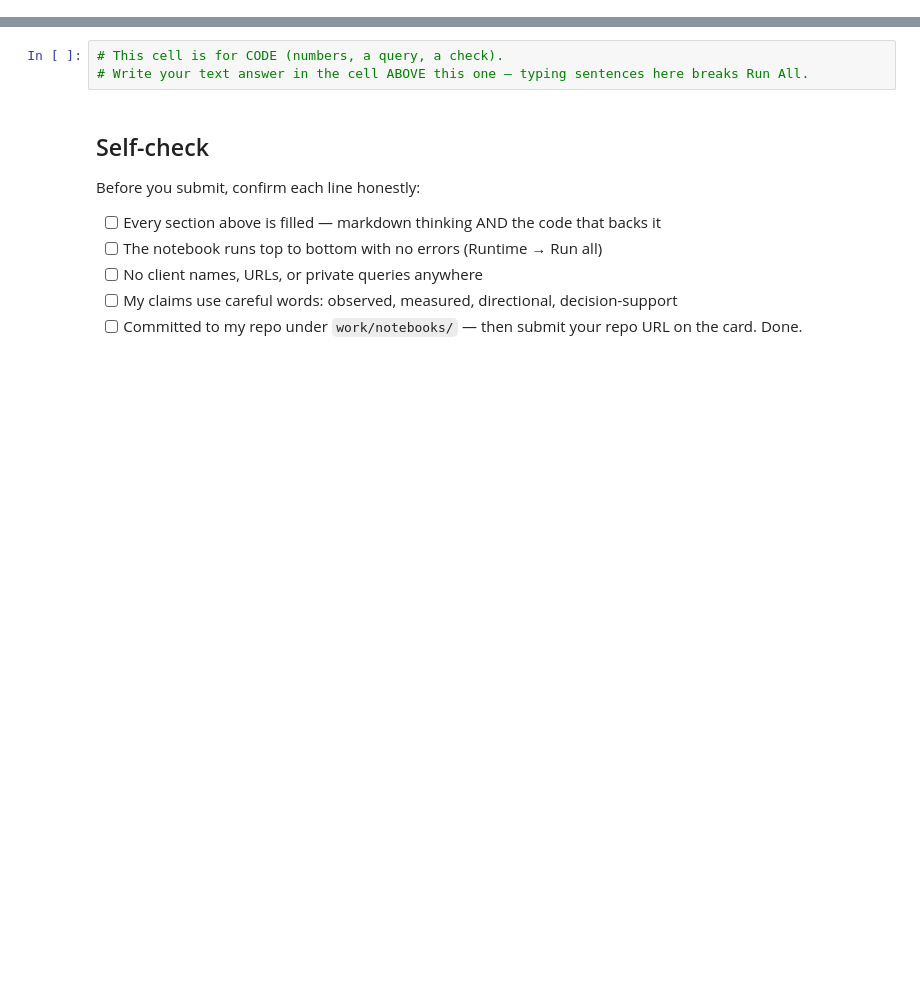
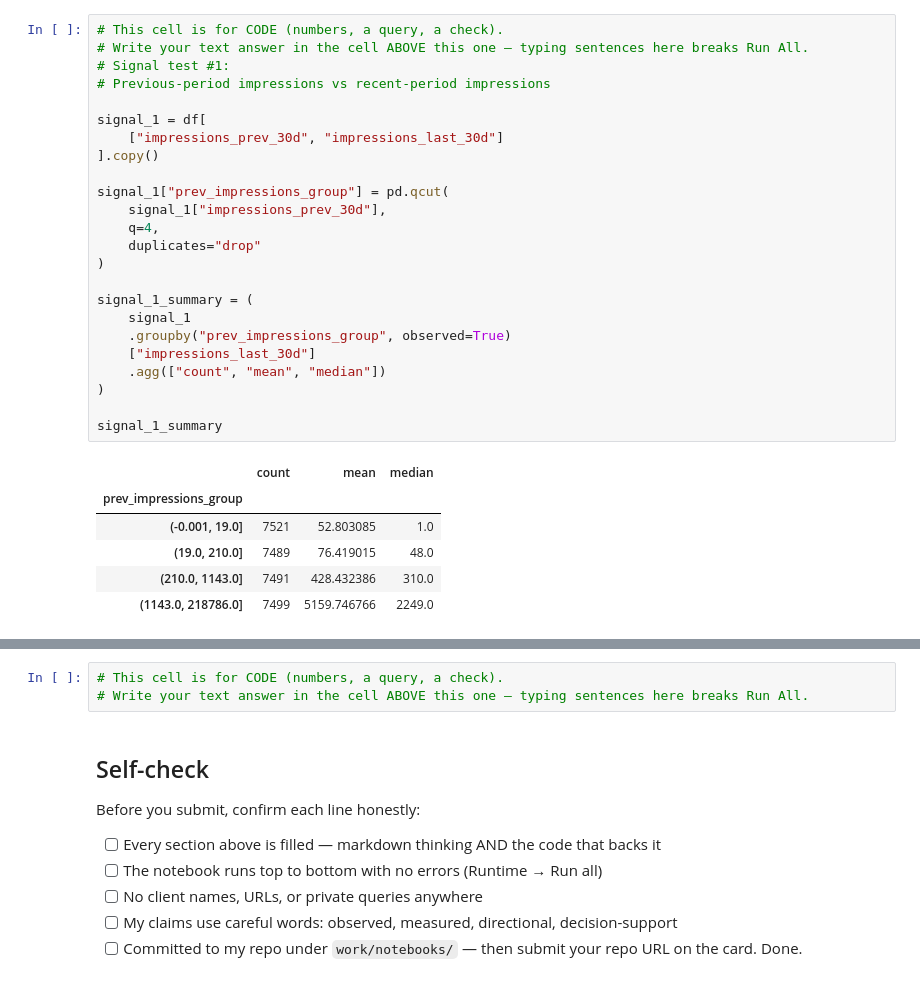
Before and after one commit to suha-2004/flyrank-ml-internship, a Jupyter notebook: work/notebooks/w04_signal_audit.ipynb, the cells around one changed output, grey strips where cells are left out. Cells and saved outputs as stored; diff of their text form; blank space fills up the shorter version.

```diff
--- a/work/notebooks/w04_signal_audit.ipynb
+++ b/work/notebooks/w04_signal_audit.ipynb
@@ -19,0 +114,31 @@ This skeleton is yours to fill. Work the sections **in order** — each one has
+# %%
+# This cell is for CODE (numbers, a query, a check).
+# Write your text answer in the cell ABOVE this one — typing sentences here breaks Run All.
+# Signal test #1:
+# Previous-period impressions vs recent-period impressions
+
+signal_1 = df[
+    ["impressions_prev_30d", "impressions_last_30d"]
+].copy()
+
+signal_1["prev_impressions_group"] = pd.qcut(
+    signal_1["impressions_prev_30d"],
+    q=4,
+    duplicates="drop"
+)
+
+signal_1_summary = (
+    signal_1
+    .groupby("prev_impressions_group", observed=True)
+    ["impressions_last_30d"]
+    .agg(["count", "mean", "median"])
+)
+
+signal_1_summary
+# %% [output]
+|  | count | mean | median |
+| prev_impressions_group |  |  |  |
+| (-0.001, 19.0] | 7521 | 52.803085 | 1.0 |
+| (19.0, 210.0] | 7489 | 76.419015 | 48.0 |
+| (210.0, 1143.0] | 7491 | 428.432386 | 310.0 |
+| (1143.0, 218786.0] | 7499 | 5159.746766 | 2249.0 |
```
Also changed, not shown: parts of 18 cells of this notebook.
